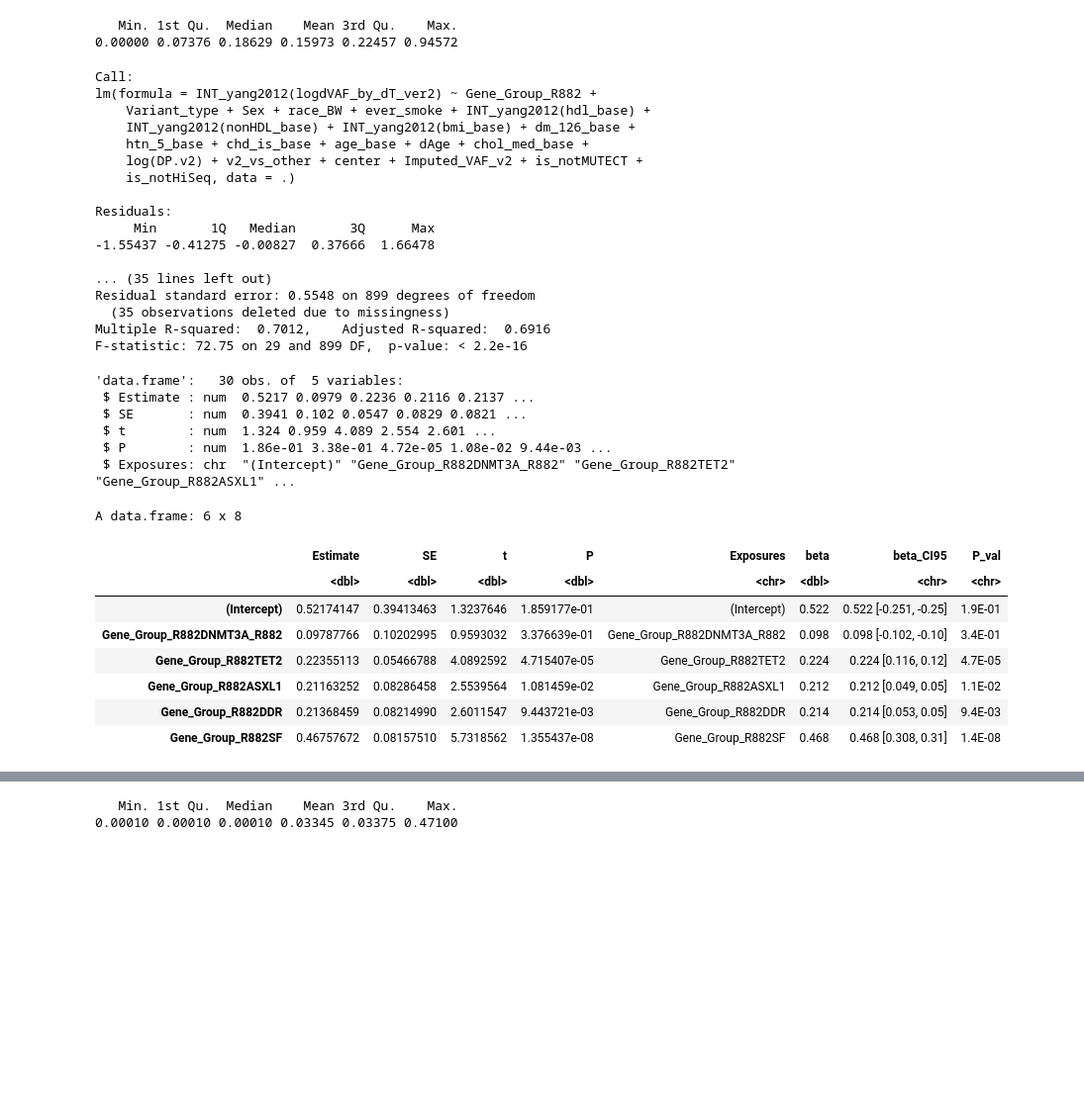
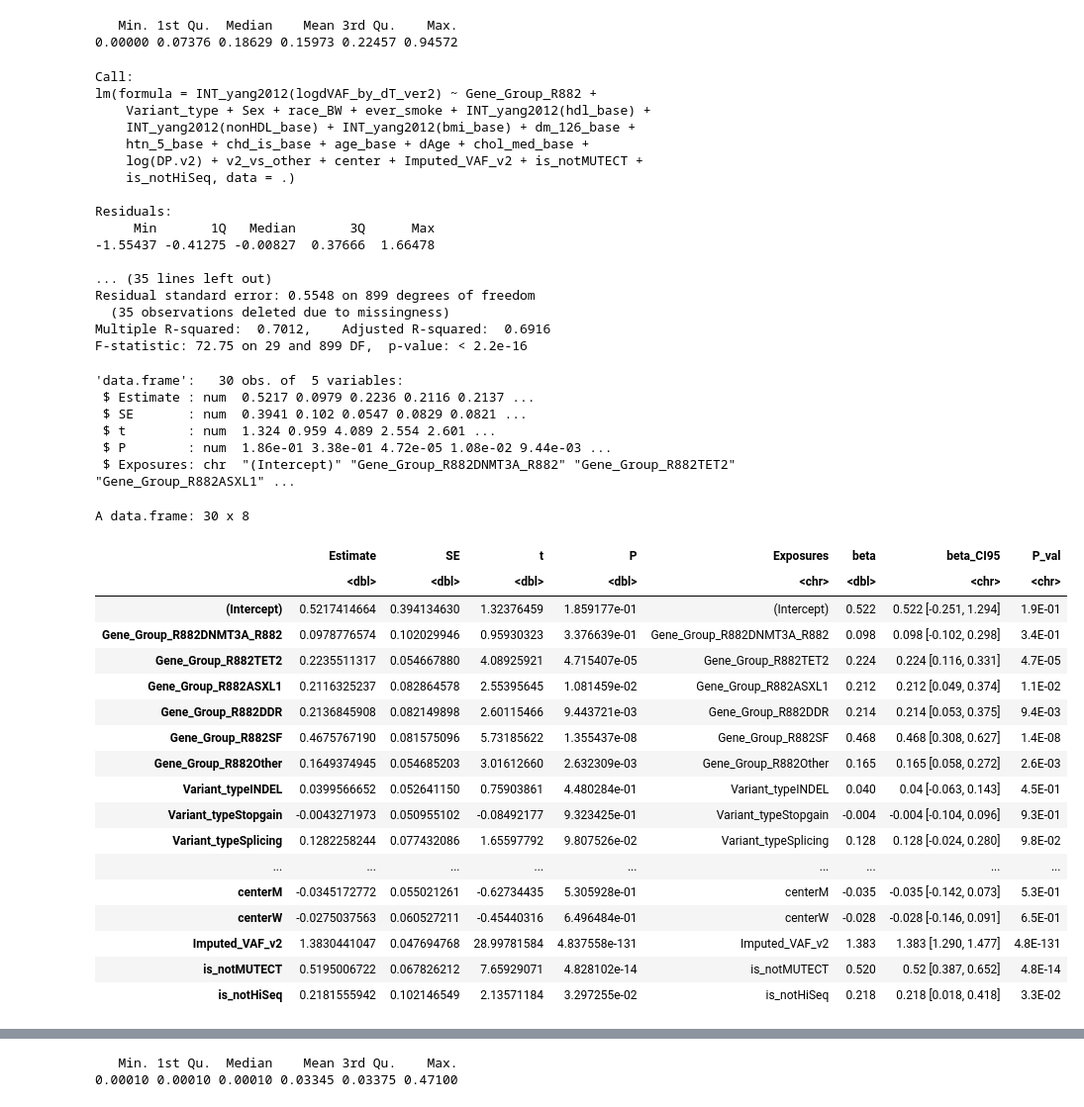
Before and after one commit to MMesbahU/longitudinal-profiling-of-clonal-hematopoiesis, a Jupyter notebook: determinants_of_CH/environmental/2.1.3.Expansion_Rate.ipynb, the cells around one changed output, grey strips where cells are left out. Shown at 99% size. Drawn from its saved outputs; the diff is of its cells as text; code cells hidden in the pictures; blank space fills up the shorter version.

```diff
--- a/determinants_of_CH/environmental/2.1.3.Expansion_Rate.ipynb
+++ b/determinants_of_CH/environmental/2.1.3.Expansion_Rate.ipynb
@@ -619,43 +618,55 @@ str(mod1_dat)
 
 mod1_dat$beta <- round(mod1_dat$Estimate, 3)
 
-mod1_dat$beta_CI95 <- paste0(mod1_dat$beta, " [",formatC(round(( mod1_dat$Estimate - 1.96 * mod1_dat$SE),3), digits = 3, format = "f"),
+mod1_dat$beta_CI95 <- paste0(mod1_dat$beta, " [",formatC(round(( mod1_dat$Estimate - 1.96 * mod1_dat$SE),3),
+                                                         digits = 3, format = "f"),
                                      ", ",
-                                     formatC(round(( mod1_dat$Estimate - 1.96 * mod1_dat$SE),3), digits = 2, format = "f"),
+                                     formatC(round(( mod1_dat$Estimate + 1.96 * mod1_dat$SE),3),
+                                             digits = 3, format = "f"),
                                      "]")
 mod1_dat$P_val <- formatC(x = mod1_dat$P, digits = 1,format = "E")
 
-head(mod1_dat)
+(mod1_dat)
 # %% [output]
 Call:
 lm(formula = INT_yang2012(logdVAF_by_dT_ver2) ~ Gene_Group_R882 +
     Variant_type + Sex + race_BW + ever_smoke + INT_yang2012(hdl_base) +
     INT_yang2012(nonHDL_base) + INT_yang2012(bmi_base) + dm_126_base +
     htn_5_base + chd_is_base + age_base + dAge + chol_med_base +
     log(DP.v2) + v2_vs_other + center + Imputed_VAF_v2 + is_notMUTECT +
     is_notHiSeq, data = .)
 
 Residuals:
      Min       1Q   Median       3Q      Max
 -1.55437 -0.41275 -0.00827  0.37666  1.66478
 
 ... (35 lines left out)
 Residual standard error: 0.5548 on 899 degrees of freedom
   (35 observations deleted due to missingness)
 Multiple R-squared:  0.7012,    Adjusted R-squared:  0.6916
 F-statistic: 72.75 on 29 and 899 DF,  p-value: < 2.2e-16
 'data.frame':   30 obs. of  5 variables:
  $ Estimate : num  0.5217 0.0979 0.2236 0.2116 0.2137 ...
  $ SE       : num  0.3941 0.102 0.0547 0.0829 0.0821 ...
  $ t        : num  1.324 0.959 4.089 2.554 2.601 ...
  $ P        : num  1.86e-01 3.38e-01 4.72e-05 1.08e-02 9.44e-03 ...
  $ Exposures: chr  "(Intercept)" "Gene_Group_R882DNMT3A_R882" "Gene_Group_R882TET2" "Gene_Group_R882ASXL1" ...
-A data.frame: 6 x 8
+A data.frame: 30 x 8
 |  | Estimate | SE | t | P | Exposures | beta | beta_CI95 | P_val |
 |  | <dbl> | <dbl> | <dbl> | <dbl> | <chr> | <dbl> | <chr> | <chr> |
-| (Intercept) | 0.52174147 | 0.39413463 | 1.3237646 | 1.859177e-01 | (Intercept) | 0.522 | 0.522 [-0.251, -0.25] | 1.9E-01 |
-| Gene_Group_R882DNMT3A_R882 | 0.09787766 | 0.10202995 | 0.9593032 | 3.376639e-01 | Gene_Group_R882DNMT3A_R882 | 0.098 | 0.098 [-0.102, -0.10] | 3.4E-01 |
-| Gene_Group_R882TET2 | 0.22355113 | 0.05466788 | 4.0892592 | 4.715407e-05 | Gene_Group_R882TET2 | 0.224 | 0.224 [0.116, 0.12] | 4.7E-05 |
-| Gene_Group_R882ASXL1 | 0.21163252 | 0.08286458 | 2.5539564 | 1.081459e-02 | Gene_Group_R882ASXL1 | 0.212 | 0.212 [0.049, 0.05] | 1.1E-02 |
-| Gene_Group_R882DDR | 0.21368459 | 0.08214990 | 2.6011547 | 9.443721e-03 | Gene_Group_R882DDR | 0.214 | 0.214 [0.053, 0.05] | 9.4E-03 |
-| Gene_Group_R882SF | 0.46757672 | 0.08157510 | 5.7318562 | 1.355437e-08 | Gene_Group_R882SF | 0.468 | 0.468 [0.308, 0.31] | 1.4E-08 |
+| (Intercept) | 0.5217414664 | 0.394134630 | 1.32376459 | 1.859177e-01 | (Intercept) | 0.522 | 0.522 [-0.251, 1.294] | 1.9E-01 |
+| Gene_Group_R882DNMT3A_R882 | 0.0978776574 | 0.102029946 | 0.95930323 | 3.376639e-01 | Gene_Group_R882DNMT3A_R882 | 0.098 | 0.098 [-0.102, 0.298] | 3.4E-01 |
+| Gene_Group_R882TET2 | 0.2235511317 | 0.054667880 | 4.08925921 | 4.715407e-05 | Gene_Group_R882TET2 | 0.224 | 0.224 [0.116, 0.331] | 4.7E-05 |
+| Gene_Group_R882ASXL1 | 0.2116325237 | 0.082864578 | 2.55395645 | 1.081459e-02 | Gene_Group_R882ASXL1 | 0.212 | 0.212 [0.049, 0.374] | 1.1E-02 |
+| Gene_Group_R882DDR | 0.2136845908 | 0.082149898 | 2.60115466 | 9.443721e-03 | Gene_Group_R882DDR | 0.214 | 0.214 [0.053, 0.375] | 9.4E-03 |
+| Gene_Group_R882SF | 0.4675767190 | 0.081575096 | 5.73185622 | 1.355437e-08 | Gene_Group_R882SF | 0.468 | 0.468 [0.308, 0.627] | 1.4E-08 |
+| Gene_Group_R882Other | 0.1649374945 | 0.054685203 | 3.01612660 | 2.632309e-03 | Gene_Group_R882Other | 0.165 | 0.165 [0.058, 0.272] | 2.6E-03 |
+| Variant_typeINDEL | 0.0399566652 | 0.052641150 | 0.75903861 | 4.480284e-01 | Variant_typeINDEL | 0.040 | 0.04 [-0.063, 0.143] | 4.5E-01 |
+| Variant_typeStopgain | -0.0043271973 | 0.050955102 | -0.08492177 | 9.323425e-01 | Variant_typeStopgain | -0.004 | -0.004 [-0.104, 0.096] | 9.3E-01 |
+| Variant_typeSplicing | 0.1282258244 | 0.077432086 | 1.65597792 | 9.807526e-02 | Variant_typeSplicing | 0.128 | 0.128 [-0.024, 0.280] | 9.8E-02 |
+| ... | ... | ... | ... | ... | ... | ... | ... | ... |
+| centerM | -0.0345172772 | 0.055021261 | -0.62734435 | 5.305928e-01 | centerM | -0.035 | -0.035 [-0.142, 0.073] | 5.3E-01 |
+| centerW | -0.0275037563 | 0.060527211 | -0.45440316 | 6.496484e-01 | centerW | -0.028 | -0.028 [-0.146, 0.091] | 6.5E-01 |
+| Imputed_VAF_v2 | 1.3830441047 | 0.047694768 | 28.99781584 | 4.837558e-131 | Imputed_VAF_v2 | 1.383 | 1.383 [1.290, 1.477] | 4.8E-131 |
+| is_notMUTECT | 0.5195006722 | 0.067826212 | 7.65929071 | 4.828102e-14 | is_notMUTECT | 0.520 | 0.52 [0.387, 0.652] | 4.8E-14 |
+| is_notHiSeq | 0.2181555942 | 0.102146549 | 2.13571184 | 3.297255e-02 | is_notHiSeq | 0.218 | 0.218 [0.018, 0.418] | 3.3E-02 |
```
Also changed, not shown: parts of 5 cells of this notebook, 5 other files.
